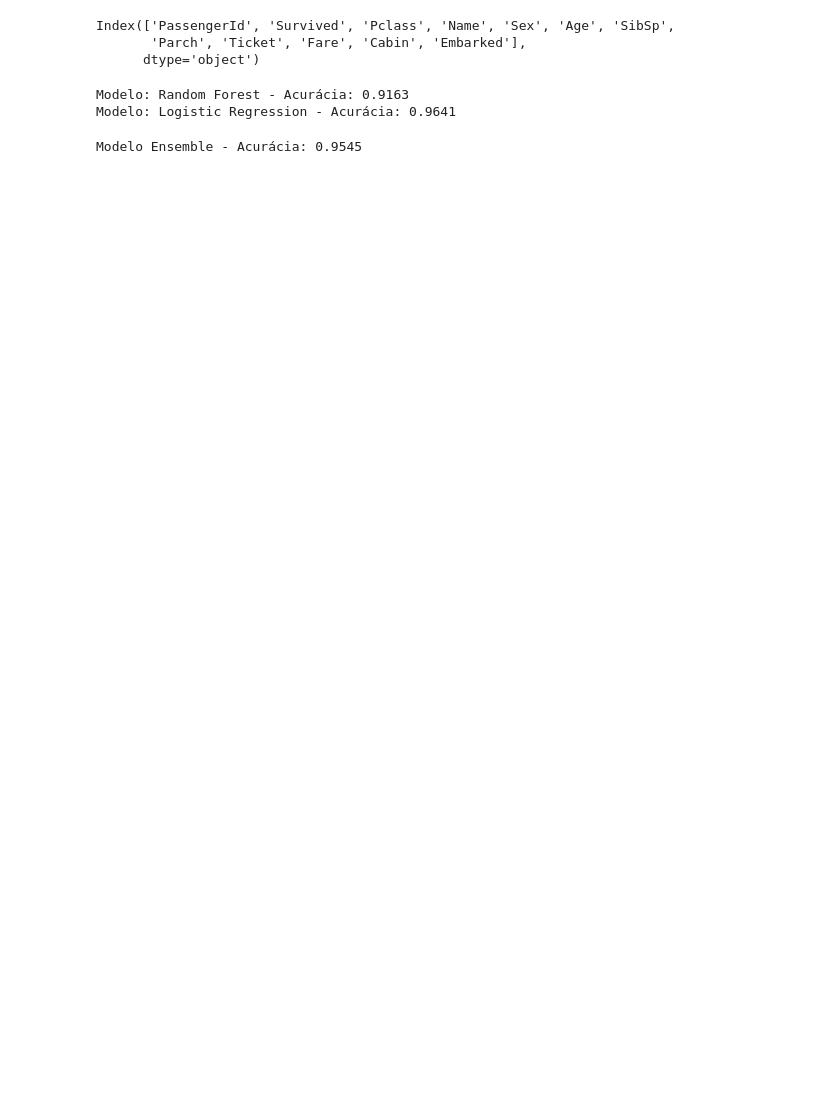
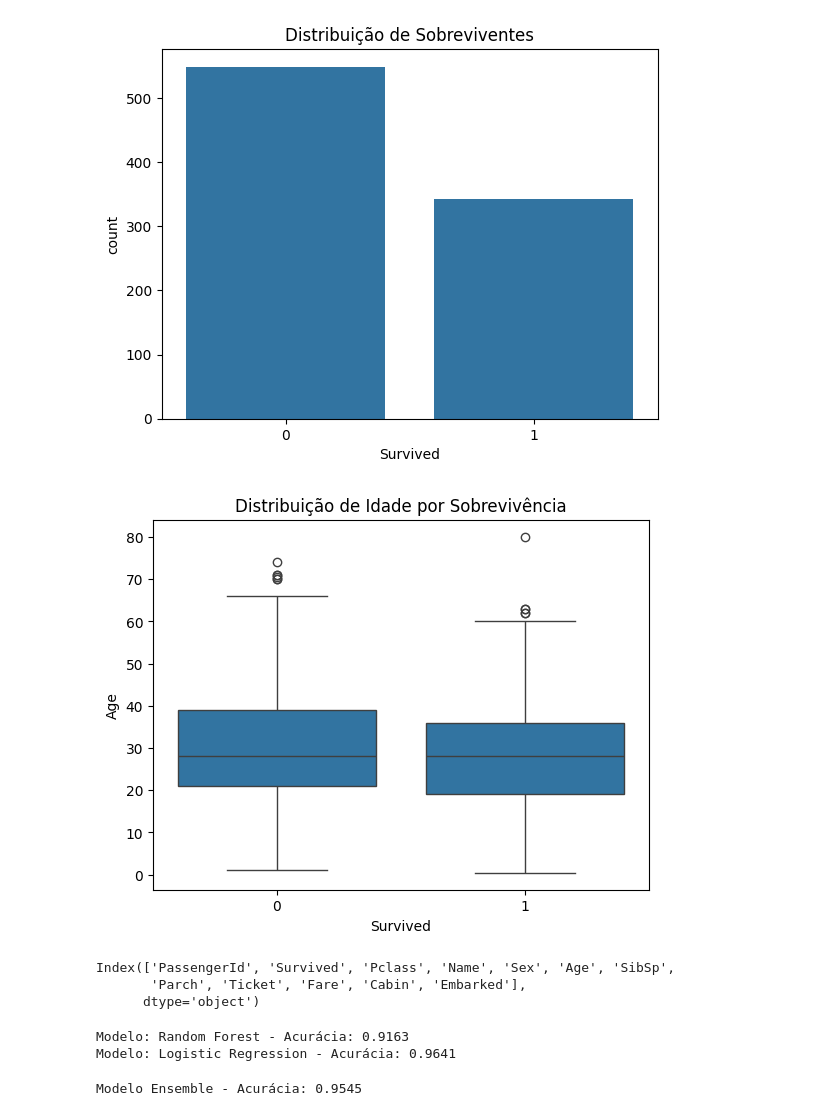
Before and after one commit to touro3/TitanicSurvivalProbability, a Jupyter notebook: notebooks/L3_LucasTourinho.ipynb, the cells around one changed output. Drawn from its saved outputs; the diff is of its cells as text; code cells hidden in the pictures; blank space fills up the shorter version.

```diff
--- a/notebooks/L3_LucasTourinho.ipynb
+++ b/notebooks/L3_LucasTourinho.ipynb
@@ -16,6 +16,19 @@ from sklearn.model_selection import cross_val_score
 train_df = pd.read_csv('/Users/lucastourinho/TitanicSurvivalProbability/data/train.csv')
 test_df = pd.read_csv('/Users/lucastourinho/TitanicSurvivalProbability/data/test.csv')
 gender_submission_df = pd.read_csv('/Users/lucastourinho/TitanicSurvivalProbability/data/gender_submission.csv')
+# %%
+# Gráfico da distribuição de sobreviventes
+sns.countplot(data=train_df, x='Survived')
+plt.title("Distribuição de Sobreviventes")
+plt.show()
+
+# Gráfico da distribuição de idade por classe de sobrevivência
+sns.boxplot(data=train_df, x='Survived', y='Age')
+plt.title("Distribuição de Idade por Sobrevivência")
+plt.show()
+# %% [output]
+[figure, added]
+[figure, added]
 # %%
 # Visualizar colunas relevantes do dataset de treino
 # O dataset de treino contém a variável 'Survived' que vamos prever
```
Also changed, not shown: parts of 3 cells of this notebook.
